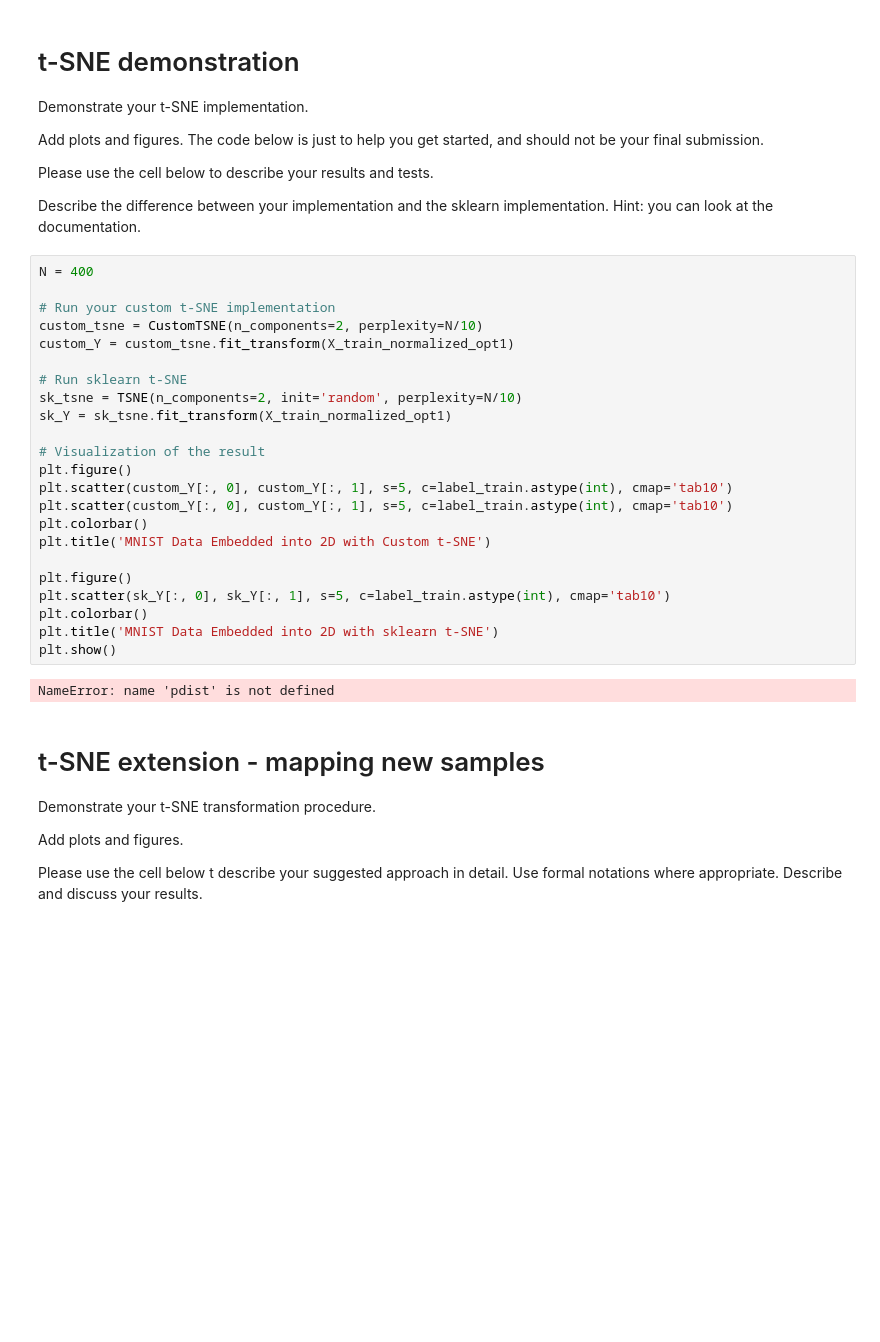
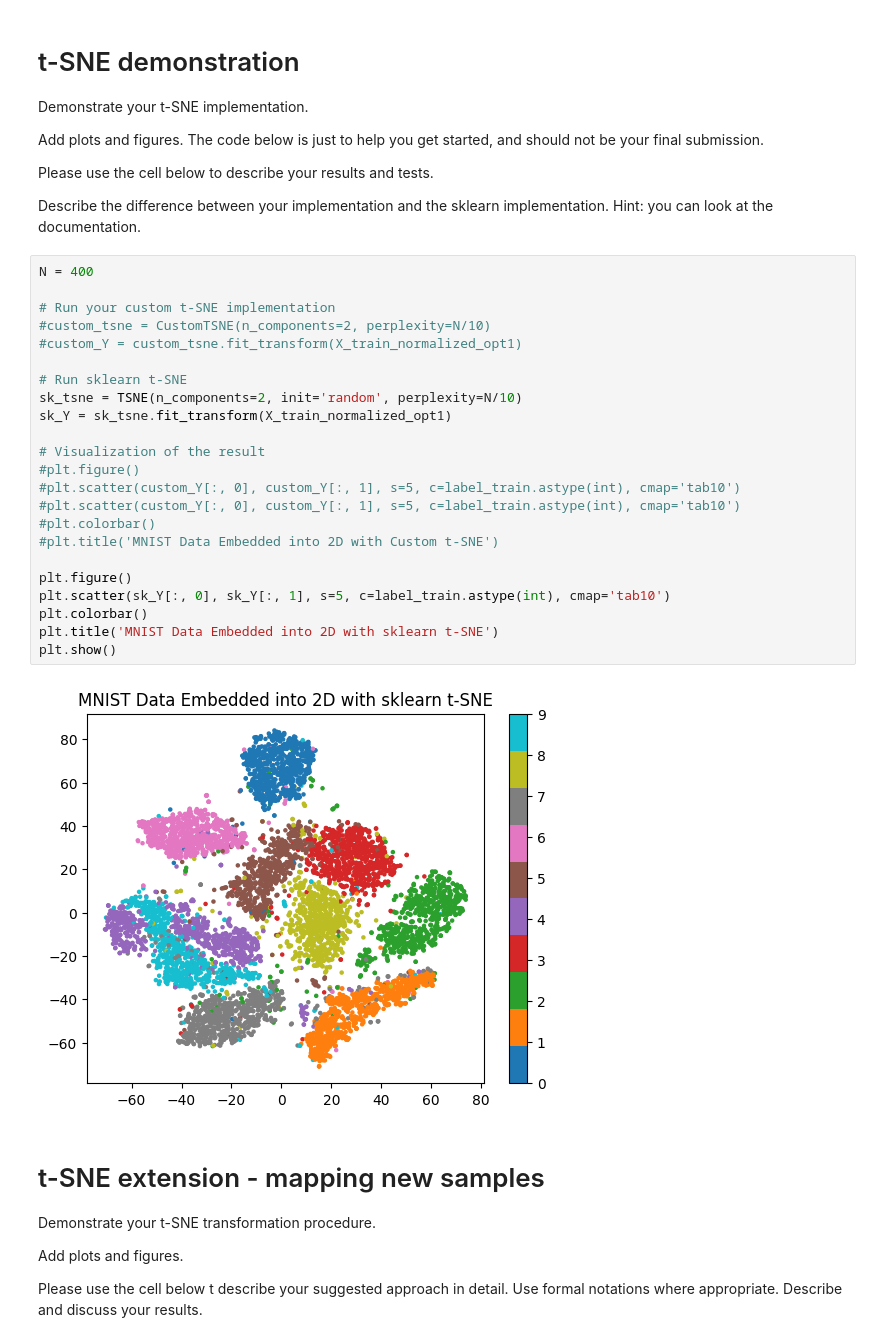
Before and after one commit to stavco9/advancedml-exc1, a Jupyter notebook: 3945_2025A_HW1_t-SNE.ipynb, the cells around one changed output. Drawn from its saved outputs; the diff is of its cells as text; blank space fills up the shorter version.

```diff
--- a/3945_2025A_HW1_t-SNE.ipynb
+++ b/3945_2025A_HW1_t-SNE.ipynb
@@ -180,28 +180,28 @@ Describe the difference between your implementation and the sklearn implementati
 # %%
 N = 400
 
 # Run your custom t-SNE implementation
-custom_tsne = CustomTSNE(n_components=2, perplexity=N/10)
-custom_Y = custom_tsne.fit_transform(X_train_normalized_opt1)
+#custom_tsne = CustomTSNE(n_components=2, perplexity=N/10)
+#custom_Y = custom_tsne.fit_transform(X_train_normalized_opt1)
 
 # Run sklearn t-SNE
 sk_tsne = TSNE(n_components=2, init='random', perplexity=N/10)
 sk_Y = sk_tsne.fit_transform(X_train_normalized_opt1)
 
 # Visualization of the result
-plt.figure()
-plt.scatter(custom_Y[:, 0], custom_Y[:, 1], s=5, c=label_train.astype(int), cmap='tab10')
-plt.scatter(custom_Y[:, 0], custom_Y[:, 1], s=5, c=label_train.astype(int), cmap='tab10')
-plt.colorbar()
-plt.title('MNIST Data Embedded into 2D with Custom t-SNE')
+#plt.figure()
+#plt.scatter(custom_Y[:, 0], custom_Y[:, 1], s=5, c=label_train.astype(int), cmap='tab10')
+#plt.scatter(custom_Y[:, 0], custom_Y[:, 1], s=5, c=label_train.astype(int), cmap='tab10')
+#plt.colorbar()
+#plt.title('MNIST Data Embedded into 2D with Custom t-SNE')
 
 plt.figure()
 plt.scatter(sk_Y[:, 0], sk_Y[:, 1], s=5, c=label_train.astype(int), cmap='tab10')
 plt.colorbar()
 plt.title('MNIST Data Embedded into 2D with sklearn t-SNE')
 plt.show()
 # %% [output]
-NameError: name 'pdist' is not defined
+[figure, added]
 # %% [markdown]
 # t-SNE extension - mapping new samples
 Demonstrate your t-SNE transformation procedure.
```
Also changed, not shown: parts of 2 cells of this notebook.
